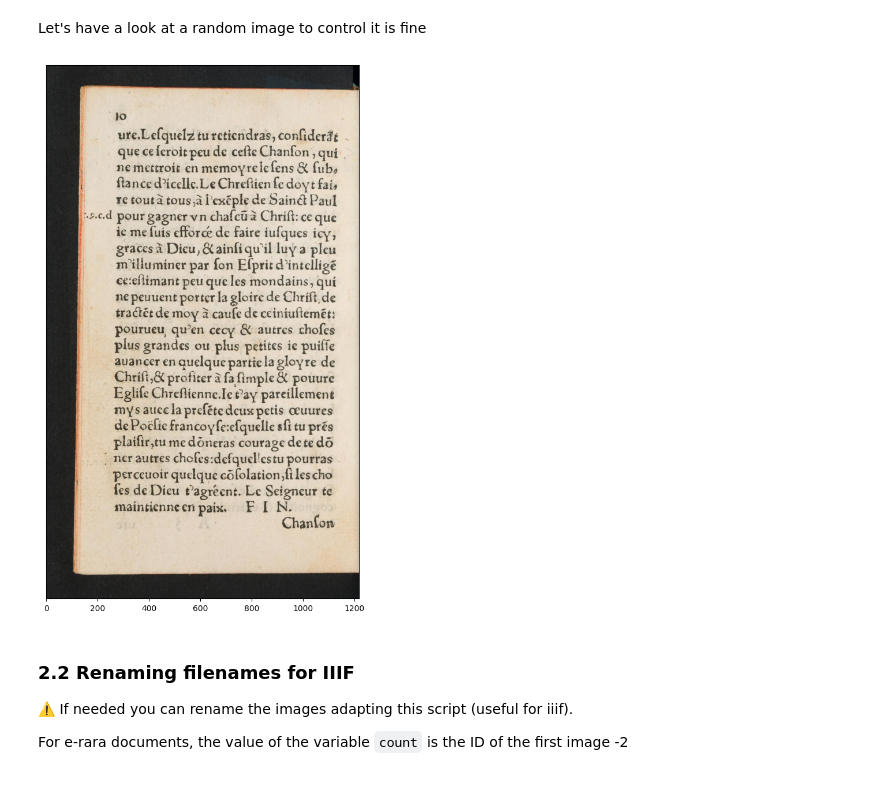
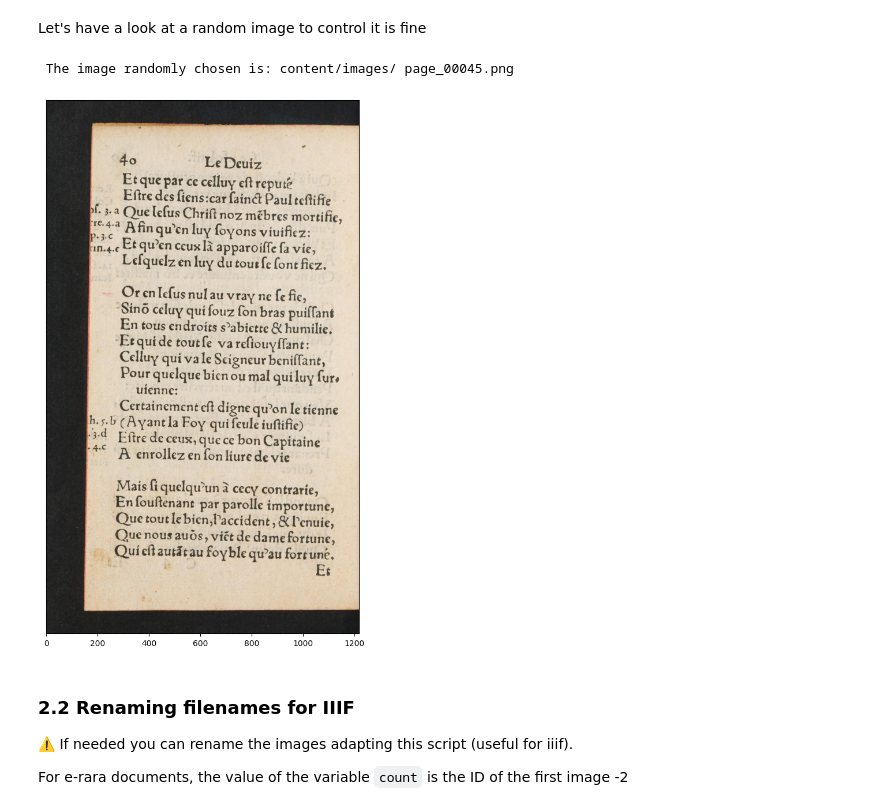
Before and after one commit to FoNDUE-HTR/Documentation, a Jupyter notebook: notebook_pipeline.ipynb, the cells around one changed output. Cells and saved outputs as stored; diff of their text form; code cells hidden in the pictures.

```diff
--- a/notebook_pipeline.ipynb
+++ b/notebook_pipeline.ipynb
@@ -171,14 +171,25 @@ This page is potentially one of the digital library (there are usually 2 for Gal
 #…
 # %% [markdown]
 Let's have a look at a random image to control it is fine
-# %%
-image = mpimg.imread("content/images/page_00015.png")
-plt.figure(figsize=(30, 12), dpi=100)
-plt.imshow(image)
-plt.gca().axes.get_yaxis().set_visible(False)
-plt.show()
-# %% [output]
-[figure, removed]
+# %%
+from PIL import Image
+import os, random
+#get folder
+path="content/images/"
+# Choose an image
+img = random.choice(os.listdir(path))
+#Print filename chose
+print('\033[92m The image randomly chosen is:',path,img)
+# Prediction
+image = mpimg.imread(os.path.join(path,img))
+# Plot the result
+plt.figure(figsize=(30, 12), dpi=100)
+plt.imshow(image)
+plt.gca().axes.get_yaxis().set_visible(False)
+plt.show()
+# %% [output]
+ The image randomly chosen is: content/images/ page_00045.png
+[figure, added]
 # %% [markdown]
 ### 2.2 Renaming filenames for IIIF
 
```
Also changed, not shown: parts of 17 cells of this notebook.
